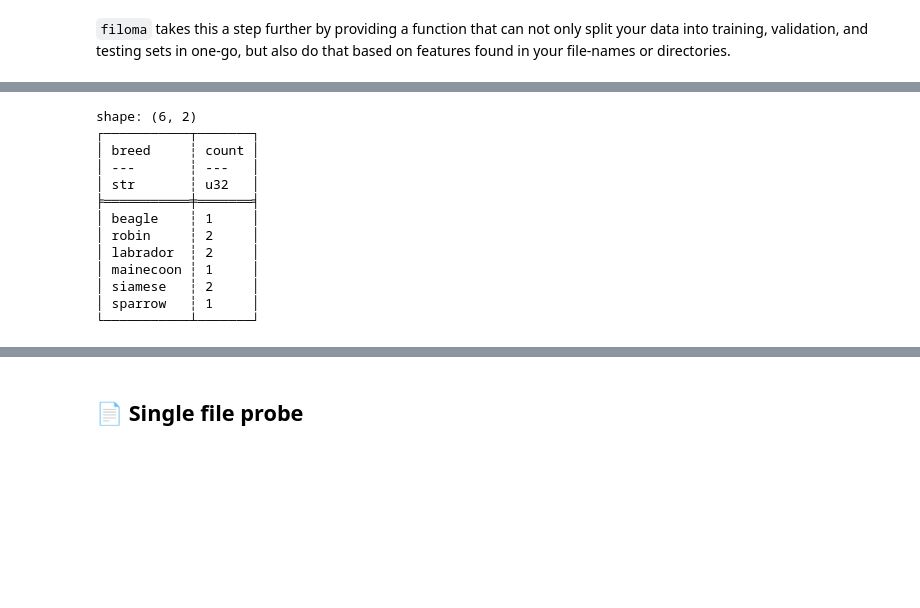
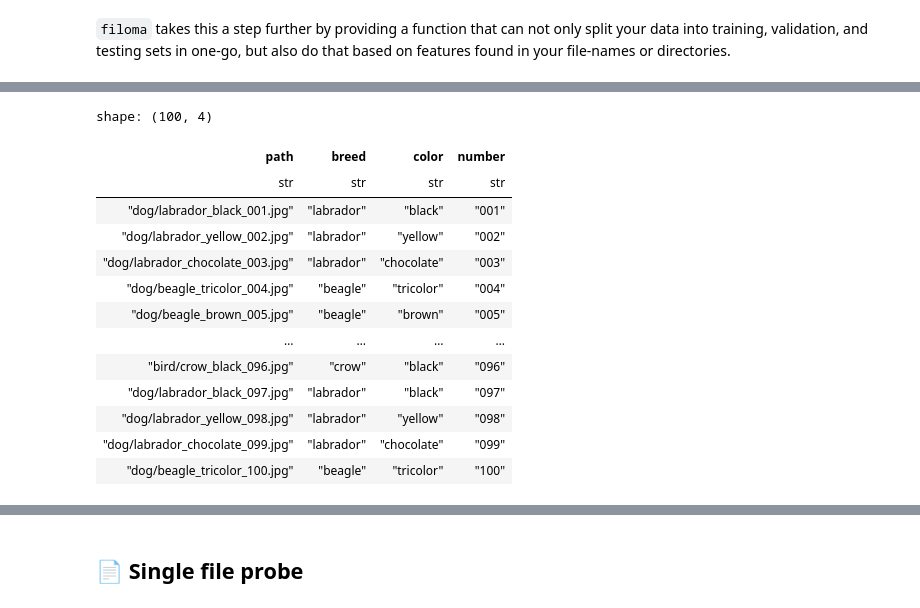
Before and after one commit to kalfasyan/filoma, a Jupyter notebook: notebooks/demo.ipynb, the cells around one changed output, grey strips where cells are left out. Drawn from its saved outputs; the diff is of its cells as text; code cells hidden in the pictures; blank space fills up the shorter version.

```diff
--- a/notebooks/demo.ipynb
+++ b/notebooks/demo.ipynb
@@ -259,18 +278,18 @@ shape: (9, 5)
-# %%
-# to do value_counts on polars dataframe
-print(df["breed"].value_counts())
-# %% [output]
-shape: (6, 2)
-┌───────────┬───────┐
-│ breed     ┆ count │
-│ ---       ┆ ---   │
-│ str       ┆ u32   │
-╞═══════════╪═══════╡
-│ beagle    ┆ 1     │
-│ robin     ┆ 2     │
-│ labrador  ┆ 2     │
-│ mainecoon ┆ 1     │
-│ siamese   ┆ 2     │
-│ sparrow   ┆ 1     │
-└───────────┴───────┘
+# %%
+df.get_filename_features(path_col="path", sep="_", token_names=["breed", "color", "number"], inplace=True)
+# %% [output]
+shape: (100, 4)
+| path | breed | color | number |
+| str | str | str | str |
+| "dog/labrador_black_001.jpg" | "labrador" | "black" | "001" |
+| "dog/labrador_yellow_002.jpg" | "labrador" | "yellow" | "002" |
+| "dog/labrador_chocolate_003.jpg" | "labrador" | "chocolate" | "003" |
+| "dog/beagle_tricolor_004.jpg" | "beagle" | "tricolor" | "004" |
+| "dog/beagle_brown_005.jpg" | "beagle" | "brown" | "005" |
+| … | … | … | … |
+| "bird/crow_black_096.jpg" | "crow" | "black" | "096" |
+| "dog/labrador_black_097.jpg" | "labrador" | "black" | "097" |
+| "dog/labrador_yellow_098.jpg" | "labrador" | "yellow" | "098" |
+| "dog/labrador_chocolate_099.jpg" | "labrador" | "chocolate" | "099" |
+| "dog/beagle_tricolor_100.jpg" | "beagle" | "tricolor" | "100" |
 # %%
```
Also changed, not shown: parts of 11 cells of this notebook, 10 other files.
